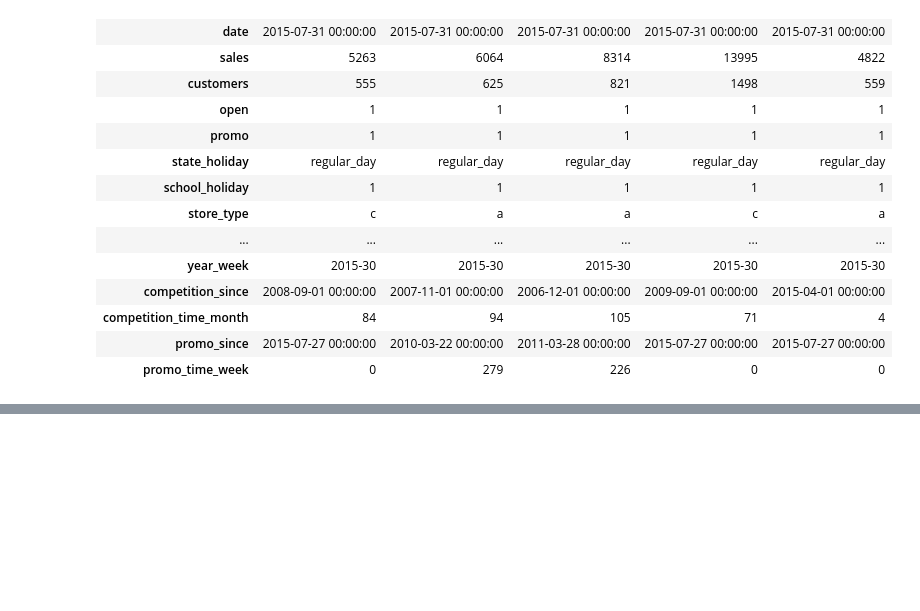
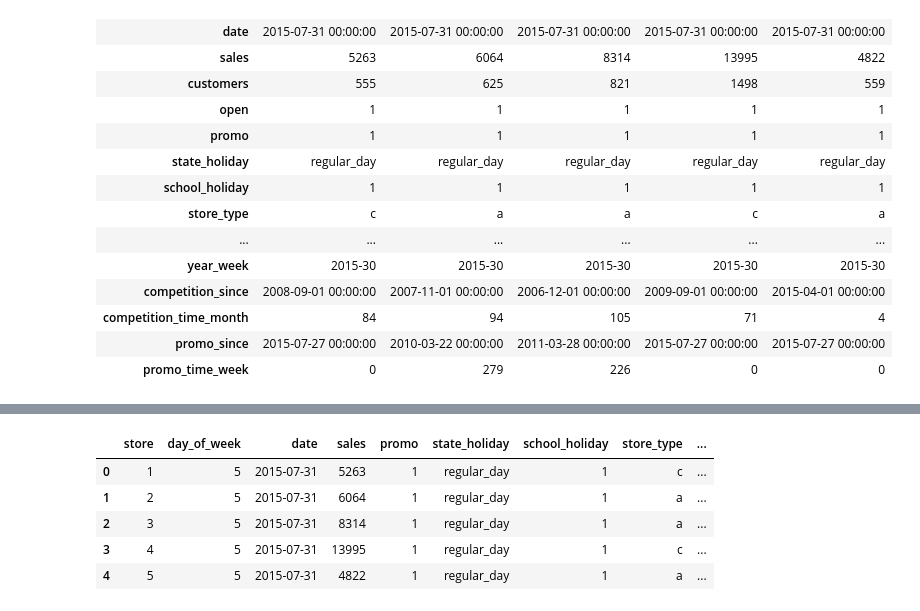
Before and after one commit to FabricioBucher/Rossmann, a Jupyter notebook: m03_v01_store_sales_prediction.ipynb, the cells around one changed output, grey strips where cells are left out. Saved outputs shown, nothing was run; the diff lists cells and outputs as text; code cells hidden in the pictures; blank space fills up the shorter version.

```diff
--- a/m03_v01_store_sales_prediction.ipynb
+++ b/m03_v01_store_sales_prediction.ipynb
@@ -416,0 +432,3 @@ df2.head().T
+# %%
+# Por restrições de negócio não vamos pegar as linhas onde a loja está fechada e as vendas foram 0
+df3 = df3[(df3['open'] != 0) & (df3['sales'] > 0)]
@@ -416,0 +437,14 @@ df2.head().T
+# %%
+# Como não conseguiremos prever quantos clientes estarão na loja no futuro então não consideraremos esta variável
+# e também retiraremos a coluna open por só ter um valor agora e as colunas que utilizamos para derivar outras
+cols_drop = ['customers', 'open', 'promo_interval', 'month_map']
+df3.drop(cols_drop, axis=1, inplace=True)
+# %%
+df3.head()
+# %% [output]
+|  | store | day_of_week | date | sales | promo | state_holiday | school_holiday | store_type | ... |
+| 0 | 1 | 5 | 2015-07-31 | 5263 | 1 | regular_day | 1 | c | ... |
+| 1 | 2 | 5 | 2015-07-31 | 6064 | 1 | regular_day | 1 | a | ... |
+| 2 | 3 | 5 | 2015-07-31 | 8314 | 1 | regular_day | 1 | a | ... |
+| 3 | 4 | 5 | 2015-07-31 | 13995 | 1 | regular_day | 1 | c | ... |
+| 4 | 5 | 5 | 2015-07-31 | 4822 | 1 | regular_day | 1 | a | ... |
```
Also changed, not shown: parts of 5 cells of this notebook.
